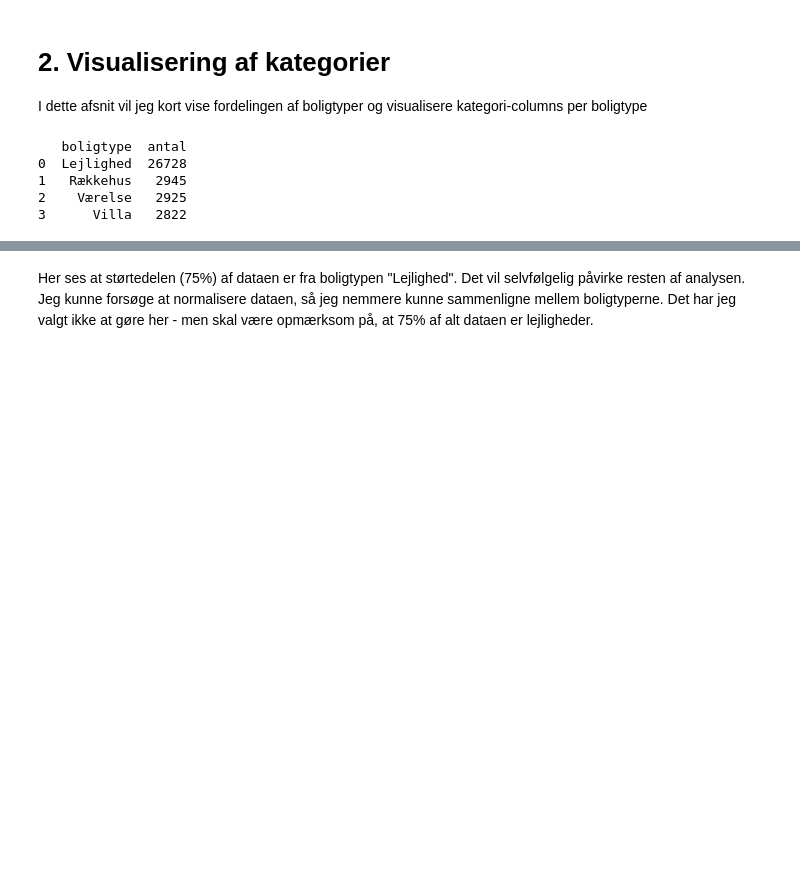
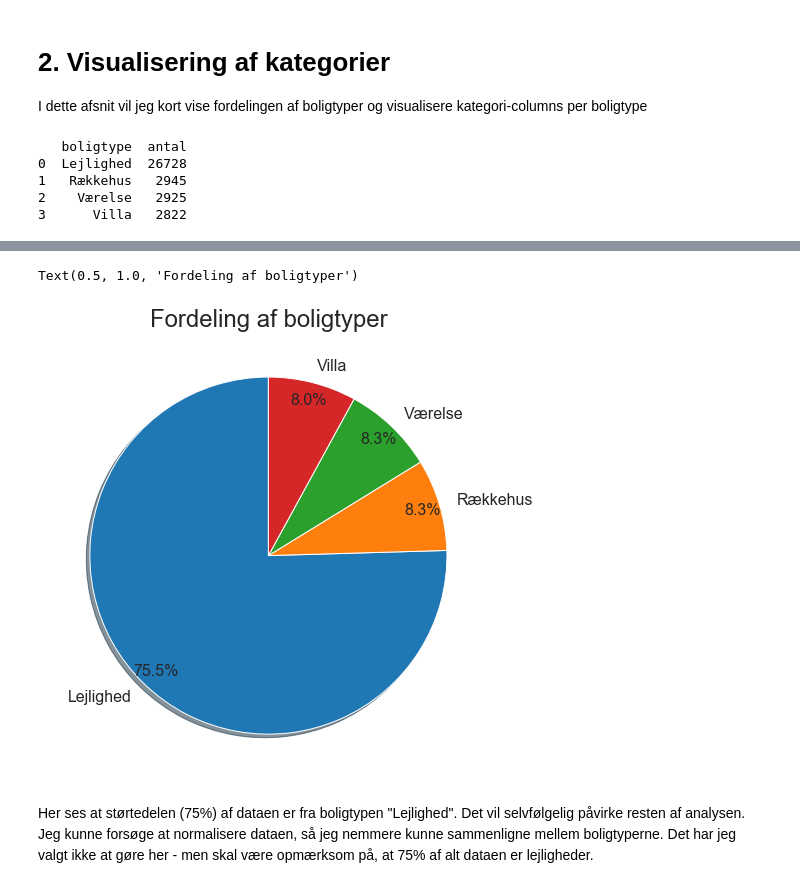
Before and after one commit to MadsJC/Bolig-site-analyse, a Jupyter notebook: PYTHON - Exploratory Data Analysis (EDA).ipynb, the cells around one changed output, grey strips where cells are left out. Saved outputs shown, nothing was run; the diff lists cells and outputs as text; code cells hidden in the pictures; blank space fills up the shorter version.

```diff
--- a/PYTHON - Exploratory Data Analysis (EDA).ipynb
+++ b/PYTHON - Exploratory Data Analysis (EDA).ipynb
@@ -69,9 +69,10 @@ I dette afsnit vil jeg kort vise fordelingen af boligtyper og visualisere katego
 # %%
 df_valuecounts_boligtyper = df['boligtype'].value_counts().reset_index().rename(columns={'index':'boligtype', 'boligtype':'antal'})
 print(df_valuecounts_boligtyper)
-fig_boligtyper = px.pie(df_valuecounts_boligtyper, values='antal', names='boligtype', title='Fordeling af boligtyper',
-                       width=600, height=400)
-fig_boligtyper.show(renderer='notebook_connected')
+plt.figure(figsize=(8,15))
+plt.pie(x=df_valuecounts_boligtyper['antal'], labels=df_valuecounts_boligtyper['boligtype'], pctdistance=0.9,
+                  autopct='%1.1f%%', shadow=True, startangle=90, textprops={'fontsize': 16})
+plt.title('Fordeling af boligtyper', fontsize=24)
 # %% [output]
    boligtype  antal
 0  Lejlighed  26728
@@ -82,3 +82,5 @@ fig_boligtyper.show(renderer='notebook_connected')
+Text(0.5, 1.0, 'Fordeling af boligtyper')
+[figure, added]
 # %% [markdown]
 Her ses at størtedelen (75%) af dataen er fra boligtypen "Lejlighed". Det vil selvfølgelig påvirke resten af analysen. Jeg kunne forsøge at normalisere dataen, så jeg nemmere kunne sammenligne mellem boligtyperne.
 Det har jeg valgt ikke at gøre her - men skal være opmærksom på, at 75% af alt dataen er lejligheder.
```
Also changed, not shown: parts of 4 cells of this notebook.
